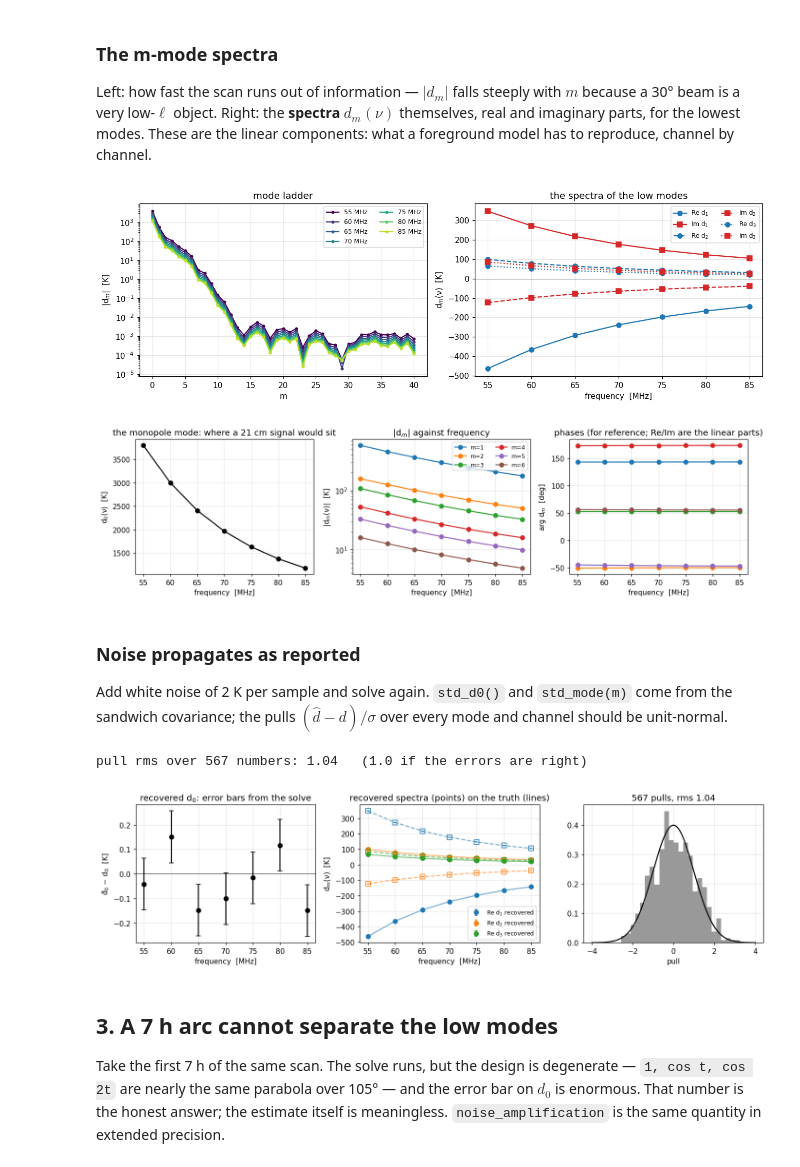
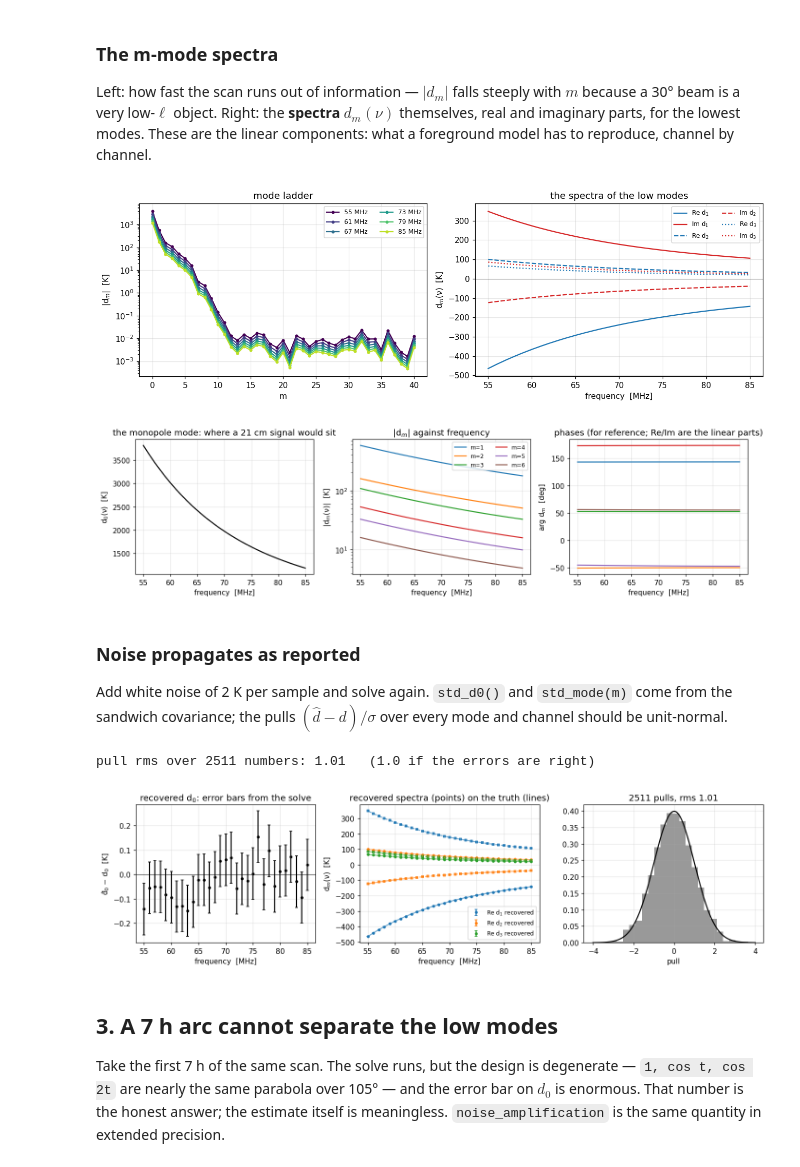
Before and after one commit to zzhang0123/limTOD, a Jupyter notebook: examples/mmode_drift_scan.ipynb, the cells around one changed output. Drawn from its saved outputs; the diff is of its cells as text; code cells hidden in the pictures.

```diff
--- a/examples/mmode_drift_scan.ipynb
+++ b/examples/mmode_drift_scan.ipynb
@@ -33,10 +34,11 @@ from limTOD import mmode
 
 np.set_printoptions(precision=3, suppress=True)
 plt.rcParams.update({"figure.dpi": 110, "axes.grid": True, "grid.alpha": 0.3})
-FREQS = np.arange(55.0, 86.0, 5.0)         # MHz, seven channels
-NSIDE = 32
+FREQS = np.arange(55.0, 86.0, 1.0)         # MHz, 31 channels
+NSIDE = 16                                 # a 30 deg beam needs no more; 12 s per channel
 JBO = dict(ant_latitude_deg=53.23625, ant_longitude_deg=-2.30744, ant_height_m=80.0)
 COLORS = plt.cm.viridis(np.linspace(0, 0.9, FREQS.size))
+SHOW = range(0, FREQS.size, 6)              # channels drawn in the per-channel plots
 # %% [markdown]
 ## 1. Simulate a closed drift scan
 
@@ -67,8 +69,8 @@ closed: True   samples: 359   cadence: 1.0028 deg   coverage: 1.000   Nyquist m:
 # %%
 dt_deg = np.unwrap(np.deg2rad(lst)) * 180 / np.pi - lst[0]
 fig, ax = plt.subplots(figsize=(9.5, 3.4))
-for j, f in enumerate(FREQS):
-    ax.plot(dt_deg, tod_sky[:, j], color=COLORS[j], label=f"{f:.0f} MHz")
+for j in SHOW:
+    ax.plot(dt_deg, tod_sky[:, j], color=COLORS[j], label=f"{FREQS[j]:.0f} MHz")
 ax.set(xlabel="sidereal time since start  [deg]", ylabel="beam-weighted sky  [K]", title="the drift scan, channel by channel")
 ax.legend(ncol=4, fontsize=8); plt.tight_layout()
 # %% [output]
@@ -94,71 +98,71 @@ These are the linear components: what a foreground model has to reproduce, chann
 # %%
 m_axis = np.arange(M_ALL + 1)
 fig, axes = plt.subplots(1, 2, figsize=(12, 4))
-for j, f in enumerate(FREQS):
-    axes[0].semilogy(m_axis, np.abs(d_true[j]), ".-", color=COLORS[j], label=f"{f:.0f} MHz")
+for j in SHOW:
+    axes[0].semilogy(m_axis, np.abs(d_true[j]), ".-", color=COLORS[j], label=f"{FREQS[j]:.0f} MHz")
 axes[0].set(xlabel="m", ylabel="|d$_m$|  [K]", title="mode ladder"); axes[0].legend(fontsize=8, ncol=2)
 for mm, ls in ((1, "-"), (2, "--"), (3, ":")):
-    axes[1].plot(FREQS, d_true[:, mm].real, "o" + ls, color="C0", label=f"Re d$_{mm}$")
-    axes[1].plot(FREQS, d_true[:, mm].imag, "s" + ls, color="C3", label=f"Im d$_{mm}$")
+    axes[1].plot(FREQS, d_true[:, mm].real, ls, color="C0", label=f"Re d$_{mm}$")
+    axes[1].plot(FREQS, d_true[:, mm].imag, ls, color="C3", label=f"Im d$_{mm}$")
 axes[1].axhline(0, color="k", lw=0.6)
 axes[1].set(xlabel="frequency  [MHz]", ylabel="d$_m$(ν)  [K]", title="the spectra of the low modes")
 axes[1].legend(fontsize=8, ncol=2); plt.tight_layout()
 # %% [output]
-[figure, old version]
+[figure, new version]
 # %%
 fig, axes = plt.subplots(1, 3, figsize=(13, 3.6))
-axes[0].plot(FREQS, d_true[:, 0].real, "o-", color="k")
+axes[0].plot(FREQS, d_true[:, 0].real, "-", color="k")
 axes[0].set(xlabel="frequency  [MHz]", ylabel="d$_0$(ν)  [K]", title="the monopole mode: where a 21 cm signal would sit")
 for mm in range(1, 7):
-    axes[1].plot(FREQS, np.abs(d_true[:, mm]), "o-", label=f"m={mm}")
+    axes[1].plot(FREQS, np.abs(d_true[:, mm]), "-", label=f"m={mm}")
 axes[1].set(xlabel="frequency  [MHz]", ylabel="|d$_m$(ν)|  [K]", yscale="log", title="|d$_m$| against frequency")
 axes[1].legend(fontsize=8, ncol=2)
 ph = np.degrees(np.angle(d_true[:, 1:7]))
 for mm in range(6):
-    axes[2].plot(FREQS, ph[:, mm], "o-", label=f"m={mm + 1}")
+    axes[2].plot(FREQS, ph[:, mm], "-", label=f"m={mm + 1}")
 axes[2].set(xlabel="frequency  [MHz]", ylabel="arg d$_m$  [deg]", title="phases (for reference; Re/Im are the linear parts)")
 plt.tight_layout()
 # %% [output]
-[figure, old version]
+[figure, new version]
 # %% [markdown]
 ### Noise propagates as reported
 
 Add white noise of 2 K per sample and solve again. `std_d0()` and `std_mode(m)` come from the sandwich
 covariance; the pulls $(\hat d-d)/\sigma$ over every mode and channel should be unit-normal.
 # %%
-SIGMA = 2.0                                            # K per sample
+SIGMA = 2.0                                            # K per sample: deliberately loud, to test the error bars
 rng = np.random.default_rng(1)
 tod_noisy = tod_sky + rng.normal(0, SIGMA, tod_sky.shape)
 
 est = mmode.solve(tod_noisy, window, m_trunc=M_ALL, sigma=SIGMA)
 pulls = []
 for j in range(FREQS.size):
     pulls.append((est.d0[j] - d_true[j, 0].real) / est.std_d0()[j])
     for mm in range(1, M_ALL + 1):
         s = est.std_mode(mm)[j]
         pulls += [(est.modes[j, mm].real - d_true[j, mm].real) / s[0],
                   (est.modes[j, mm].imag - d_true[j, mm].imag) / s[1]]
 pulls = np.array(pulls)
 print(f"pull rms over {pulls.size} numbers: {pulls.std():.2f}   (1.0 if the errors are right)")
 
 fig, axes = plt.subplots(1, 3, figsize=(13, 3.6))
-axes[0].errorbar(FREQS, est.d0 - d_true[:, 0].real, yerr=est.std_d0(), fmt="o", color="k", capsize=3)
+axes[0].errorbar(FREQS, est.d0 - d_true[:, 0].real, yerr=est.std_d0(), fmt="o", ms=3, color="k", capsize=2)
 axes[0].axhline(0, color="k", lw=0.6); axes[0].set(xlabel="frequency  [MHz]", ylabel="d̂$_0$ − d$_0$  [K]", title="recovered d$_0$: error bars from the solve")
 for mm, c in ((1, "C0"), (2, "C1"), (3, "C2")):
     s = est.std_mode(mm)
-    axes[1].errorbar(FREQS, est.modes[:, mm].real, yerr=s[:, 0], fmt="o", color=c, capsize=2, label=f"Re d$_{mm}$ recovered")
+    axes[1].errorbar(FREQS, est.modes[:, mm].real, yerr=s[:, 0], fmt="o", ms=3, color=c, capsize=2, label=f"Re d$_{mm}$ recovered")
     axes[1].plot(FREQS, d_true[:, mm].real, "-", color=c, alpha=0.6)
-    axes[1].errorbar(FREQS, est.modes[:, mm].imag, yerr=s[:, 1], fmt="s", color=c, capsize=2, mfc="none")
+    axes[1].errorbar(FREQS, est.modes[:, mm].imag, yerr=s[:, 1], fmt="s", ms=3, color=c, capsize=2, mfc="none")
     axes[1].plot(FREQS, d_true[:, mm].imag, "--", color=c, alpha=0.6)
 axes[1].set(xlabel="frequency  [MHz]", ylabel="d$_m$(ν)  [K]", title="recovered spectra (points) on the truth (lines)")
 axes[1].legend(fontsize=8)
 axes[2].hist(pulls, bins=25, density=True, color="0.6")
 x = np.linspace(-4, 4, 200); axes[2].plot(x, np.exp(-x**2 / 2) / np.sqrt(2 * np.pi), "k")
 axes[2].set(xlabel="pull", title=f"{pulls.size} pulls, rms {pulls.std():.2f}")
 plt.tight_layout()
 # %% [output]
-pull rms over 567 numbers: 1.04   (1.0 if the errors are right)
+pull rms over 2511 numbers: 1.01   (1.0 if the errors are right)
-[figure, old version]
+[figure, new version]
 # %% [markdown]
 ## 3. A 7 h arc cannot separate the low modes
 
```
Also changed, not shown: parts of 9 cells of this notebook.
